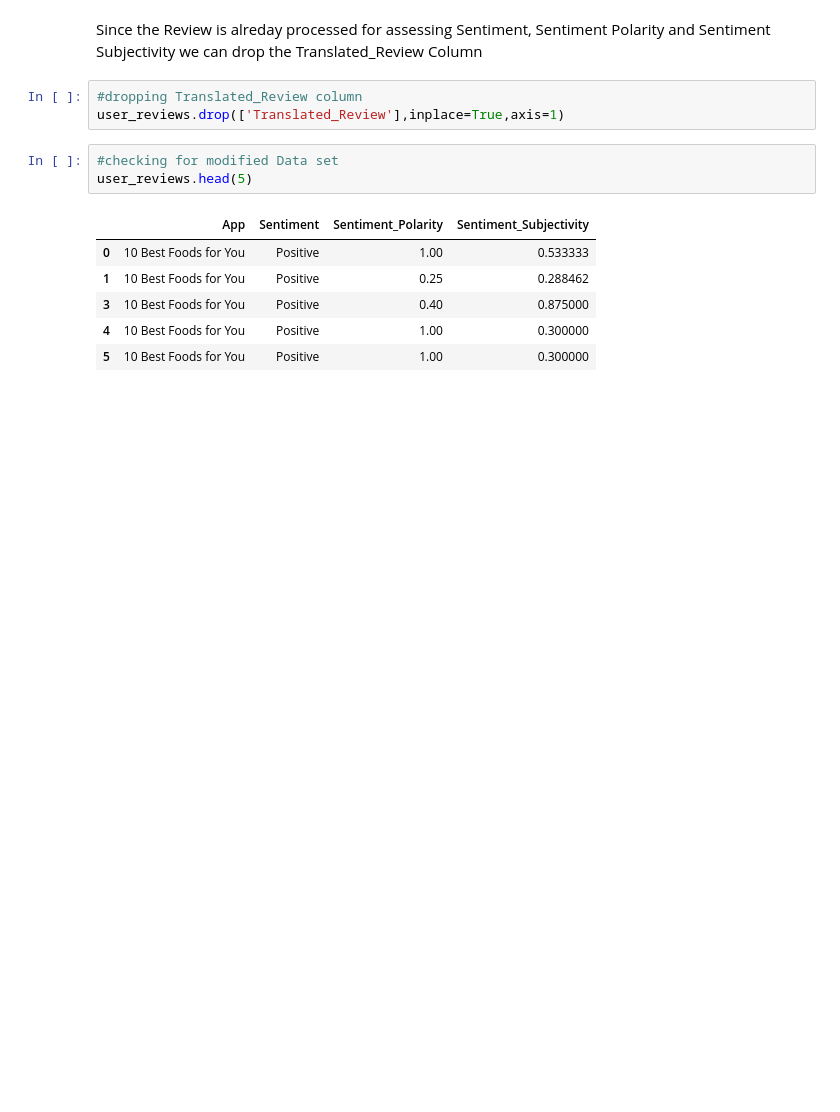
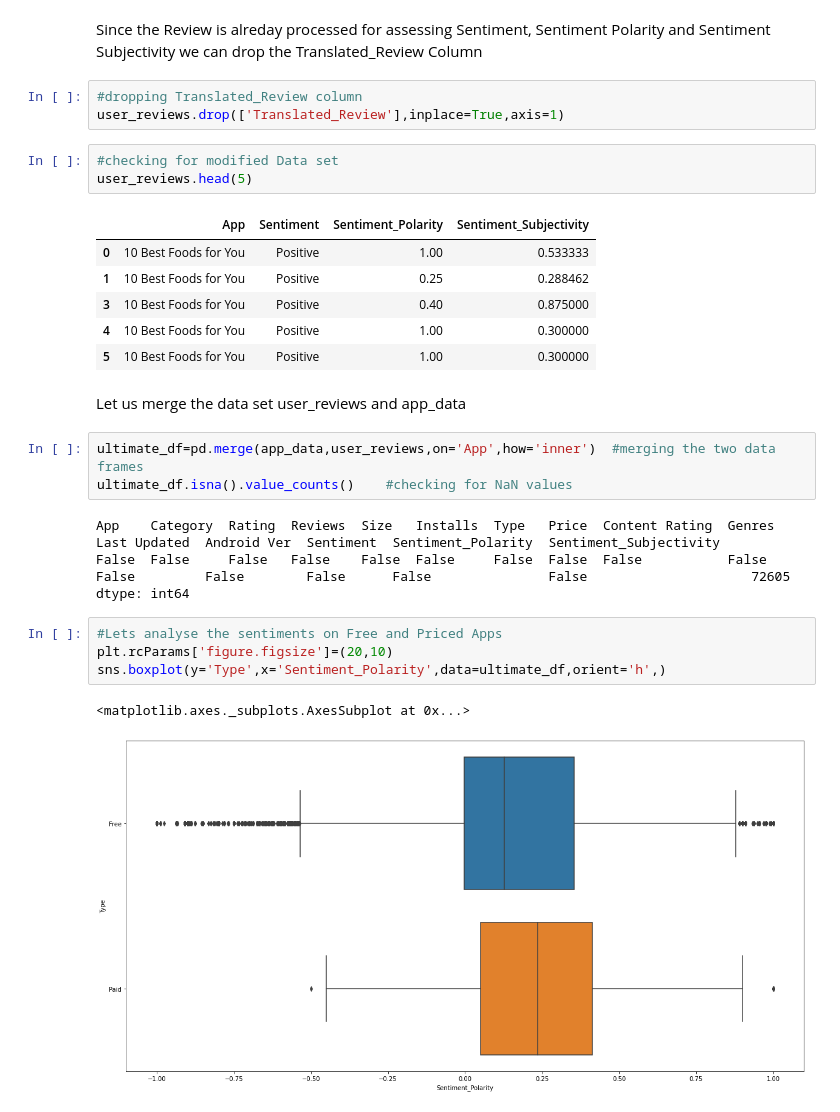
Before and after one commit to Sanjeevhegde009/EDA-Capstone-Project-Playstore-App-Data-Review, a Jupyter notebook: EDA_Capstone_Project_Playstore_App_Reviews.ipynb, the cells around one changed output. Drawn from its saved outputs; the diff is of its cells as text; blank space fills up the shorter version.

```diff
--- a/EDA_Capstone_Project_Playstore_App_Reviews.ipynb
+++ b/EDA_Capstone_Project_Playstore_App_Reviews.ipynb
@@ -746,3 +746,19 @@ user_reviews.head(5)
 | 3 | 10 Best Foods for You | Positive | 0.40 | 0.875000 |
 | 4 | 10 Best Foods for You | Positive | 1.00 | 0.300000 |
 | 5 | 10 Best Foods for You | Positive | 1.00 | 0.300000 |
+# %% [markdown]
+Let us merge the data set user_reviews and app_data
+# %%
+ultimate_df=pd.merge(app_data,user_reviews,on='App',how='inner')  #merging the two data frames
+ultimate_df.isna().value_counts()    #checking for NaN values
+# %% [output]
+App    Category  Rating  Reviews  Size   Installs  Type   Price  Content Rating  Genres  Last Updated  Android Ver  Sentiment  Sentiment_Polarity  Sentiment_Subjectivity
+False  False     False   False    False  False     False  False  False           False   False         False        False      False               False                     72605
+dtype: int64
+# %%
+#Lets analyse the sentiments on Free and Priced Apps
+plt.rcParams['figure.figsize']=(20,10)
+sns.boxplot(y='Type',x='Sentiment_Polarity',data=ultimate_df,orient='h',)
+# %% [output]
+<matplotlib.axes._subplots.AxesSubplot at 0x...>
+[figure, added]
```
Also changed, not shown: parts of 4 cells of this notebook.
